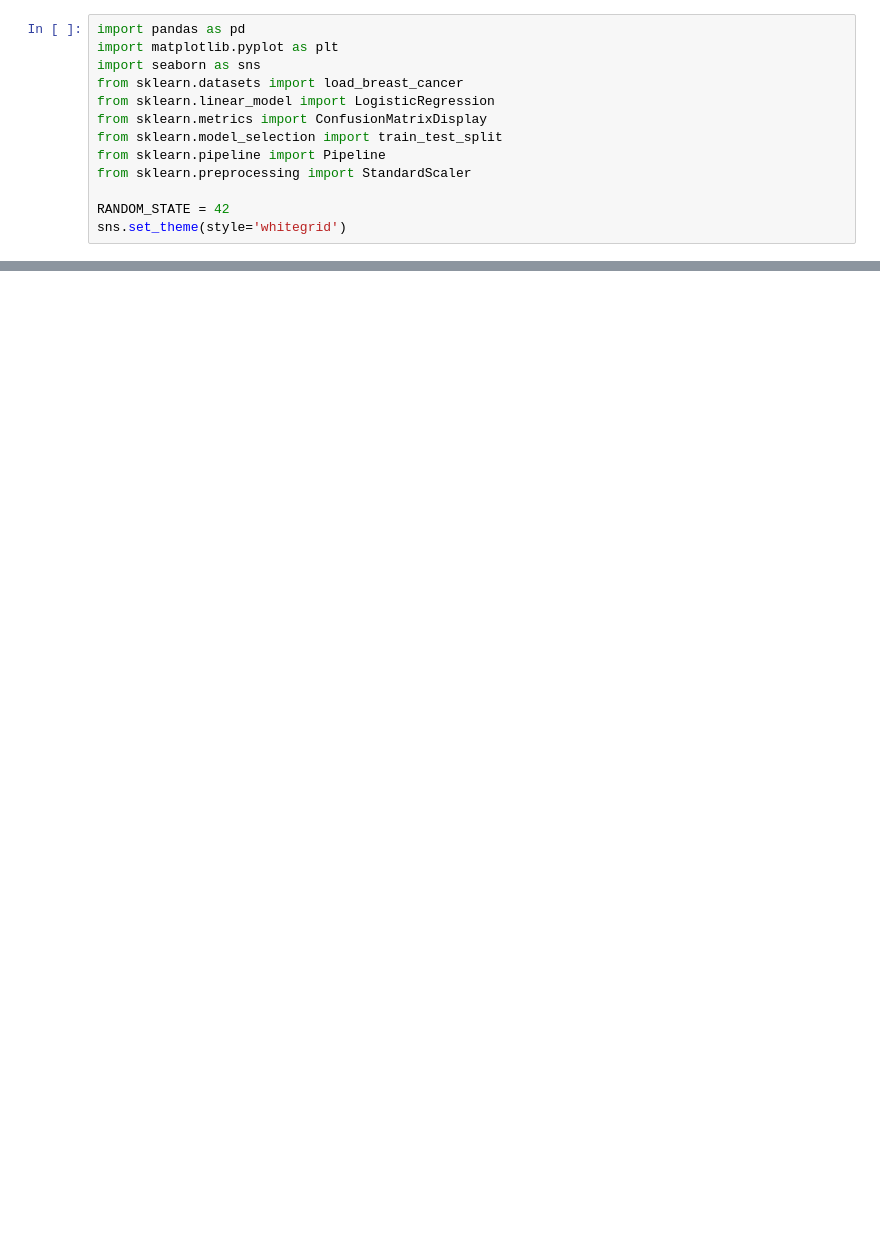
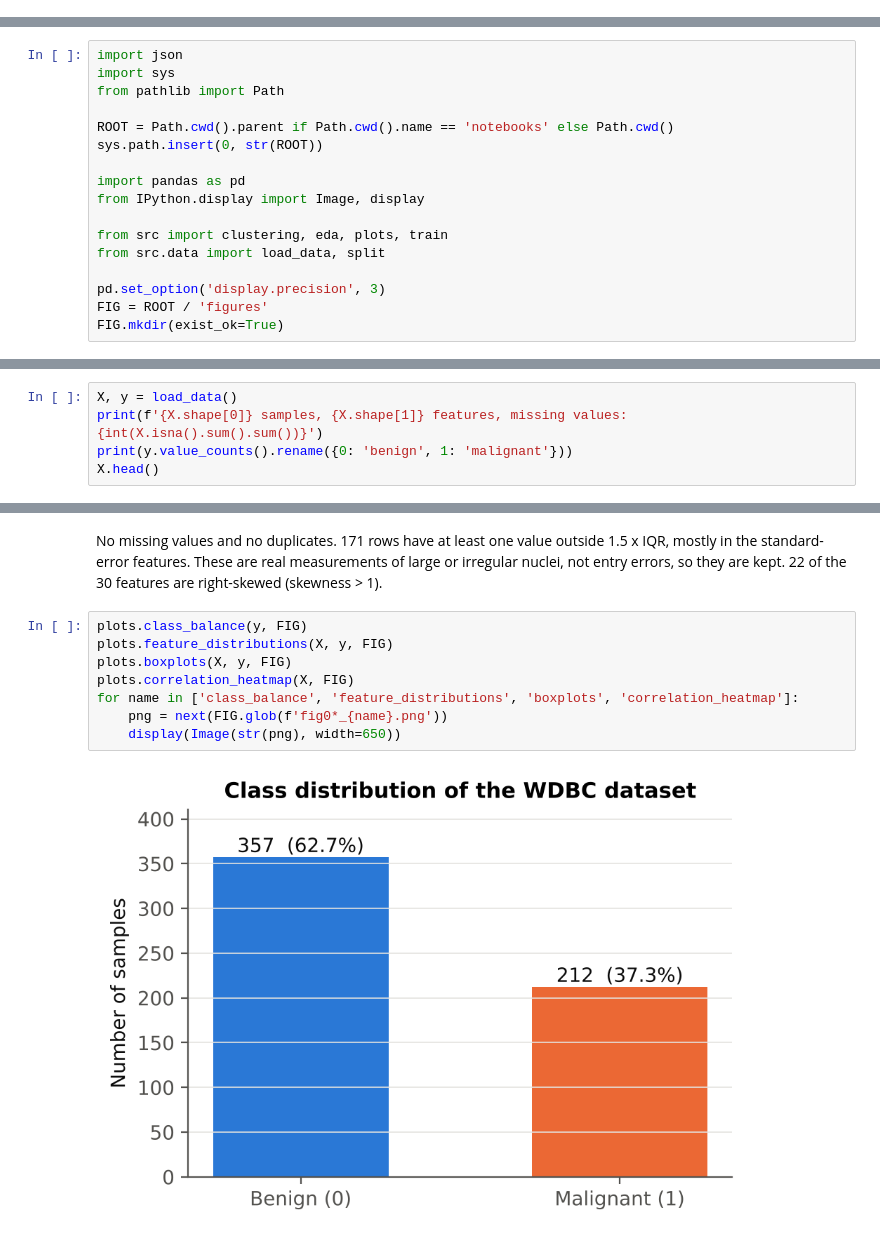
Before and after one commit to piyushvashishtha193/breast-cancer-screening-ml, a Jupyter notebook: notebooks/breast_cancer_screening.ipynb, the cells around one changed output, grey strips where cells are left out. Saved outputs shown, nothing was run; the diff lists cells and outputs as text; blank space fills up the shorter version.

Commit message:
Add files via upload
Add data analysis, tests, figures and updated app

```diff
--- a/notebooks/breast_cancer_screening.ipynb
+++ b/notebooks/breast_cancer_screening.ipynb
@@ -11,13 +0,0 @@ Can diagnostic measurements be used to estimate a positive malignant-screen labe
-# %%
-import pandas as pd
-import matplotlib.pyplot as plt
-import seaborn as sns
-from sklearn.datasets import load_breast_cancer
-from sklearn.linear_model import LogisticRegression
-from sklearn.metrics import ConfusionMatrixDisplay
-from sklearn.model_selection import train_test_split
-from sklearn.pipeline import Pipeline
-from sklearn.preprocessing import StandardScaler
-
-RANDOM_STATE = 42
-sns.set_theme(style='whitegrid')
@@ -99,0 +18,17 @@ The model achieves strong held-out discrimination on this dataset, but it is **n
+# %%
+import json
+import sys
+from pathlib import Path
+
+ROOT = Path.cwd().parent if Path.cwd().name == 'notebooks' else Path.cwd()
+sys.path.insert(0, str(ROOT))
+
+import pandas as pd
+from IPython.display import Image, display
+
+from src import clustering, eda, plots, train
+from src.data import load_data, split
+
+pd.set_option('display.precision', 3)
+FIG = ROOT / 'figures'
+FIG.mkdir(exist_ok=True)
@@ -99,0 +37,5 @@ The model achieves strong held-out discrimination on this dataset, but it is **n
+# %%
+X, y = load_data()
+print(f'{X.shape[0]} samples, {X.shape[1]} features, missing values: {int(X.isna().sum().sum())}')
+print(y.value_counts().rename({0: 'benign', 1: 'malignant'}))
+X.head()
@@ -99,0 +98,12 @@ The model achieves strong held-out discrimination on this dataset, but it is **n
+# %% [markdown]
+No missing values and no duplicates. 171 rows have at least one value outside 1.5 x IQR, mostly in the standard-error features. These are real measurements of large or irregular nuclei, not entry errors, so they are kept. 22 of the 30 features are right-skewed (skewness > 1).
+# %%
+plots.class_balance(y, FIG)
+plots.feature_distributions(X, y, FIG)
+plots.boxplots(X, y, FIG)
+plots.correlation_heatmap(X, FIG)
+for name in ['class_balance', 'feature_distributions', 'boxplots', 'correlation_heatmap']:
+    png = next(FIG.glob(f'fig0*_{name}.png'))
+    display(Image(str(png), width=650))
+# %% [output]
+[figure, added]
```
Also changed, not shown: parts of 51 cells of this notebook, 37 other files.
